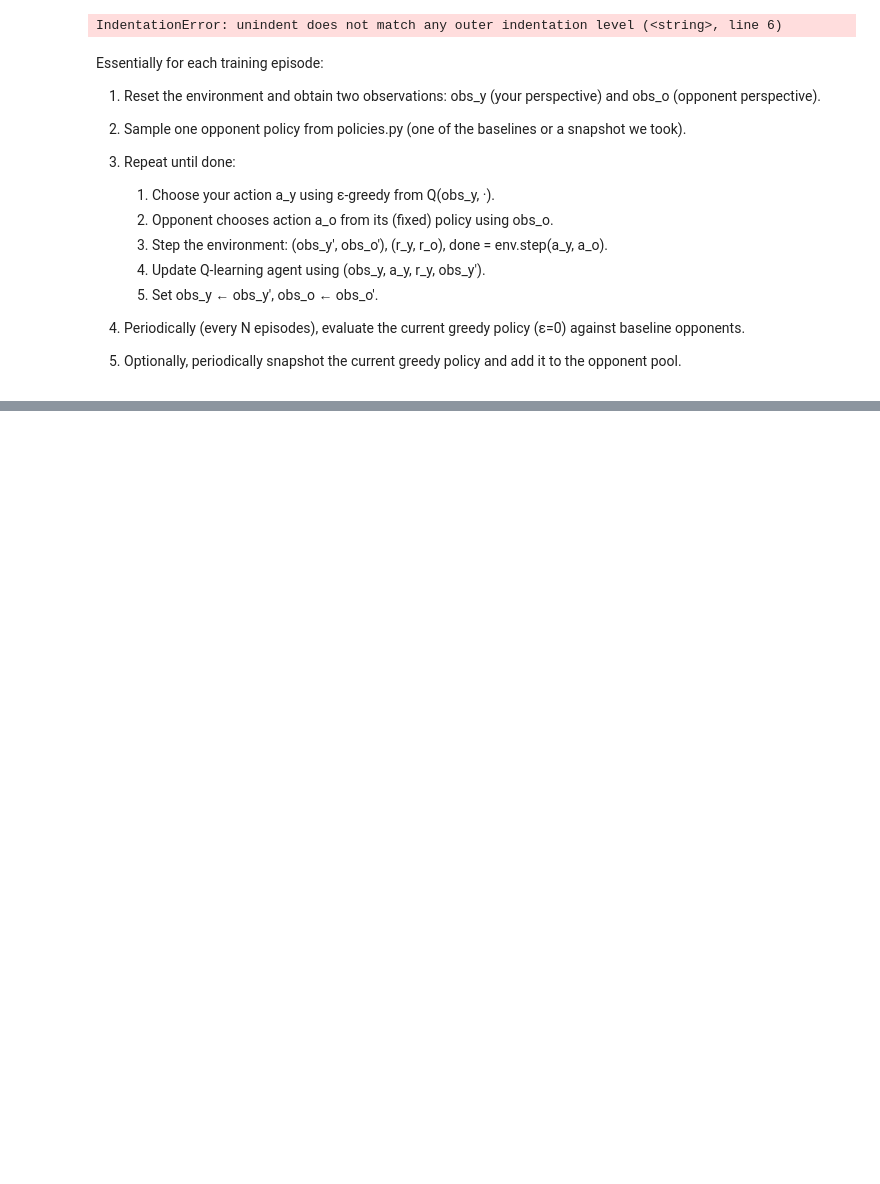
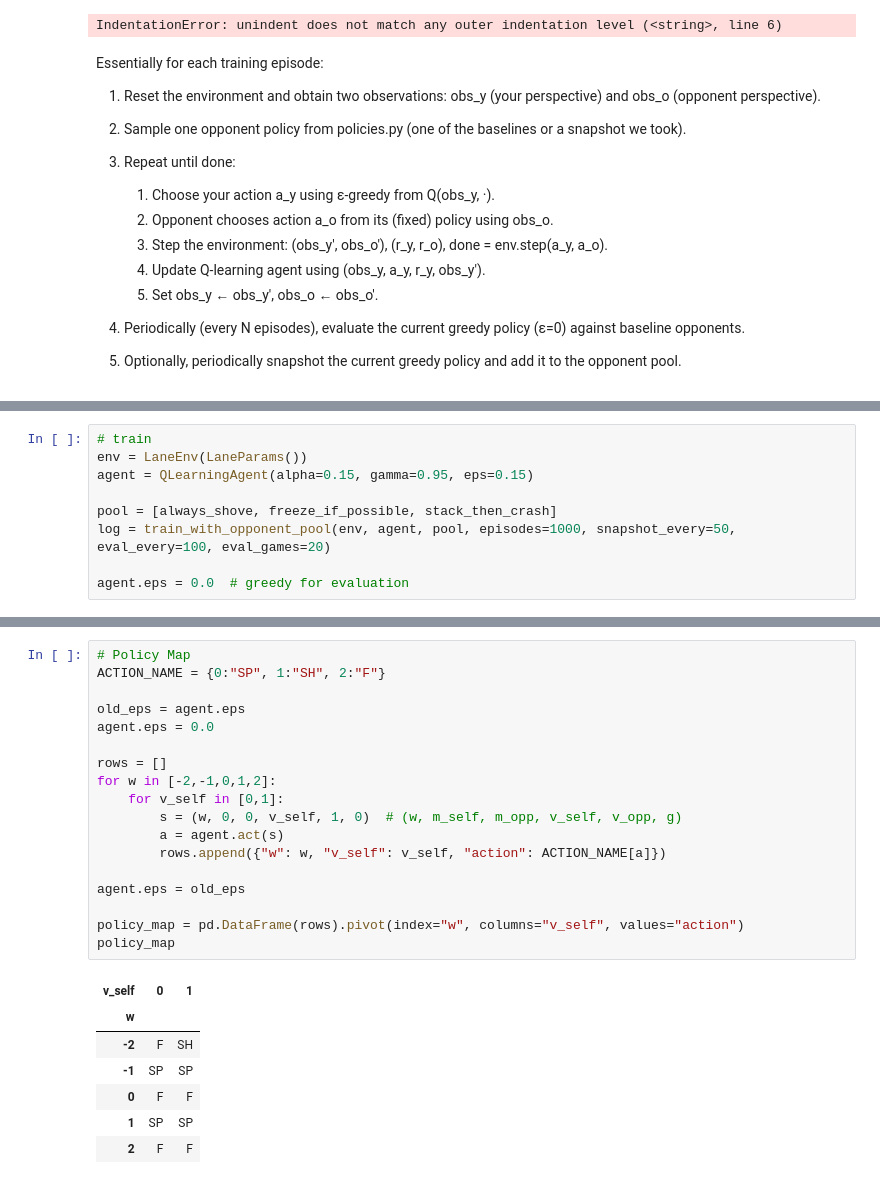
Before and after one commit to jcj1337/lol_game_theory_laning, a Jupyter notebook: LoL_Laning.ipynb, the cells around one changed output, grey strips where cells are left out. Saved outputs shown, nothing was run; the diff lists cells and outputs as text; blank space fills up the shorter version.

```diff
--- a/LoL_Laning.ipynb
+++ b/LoL_Laning.ipynb
@@ -300,0 +315,9 @@ Essentially for each training episode:
+# %%
+# train
+env = LaneEnv(LaneParams())
+agent = QLearningAgent(alpha=0.15, gamma=0.95, eps=0.15)
+
+pool = [always_shove, freeze_if_possible, stack_then_crash]
+log = train_with_opponent_pool(env, agent, pool, episodes=1000, snapshot_every=50, eval_every=100, eval_games=20)
+
+agent.eps = 0.0  # greedy for evaluation
@@ -300,0 +335,26 @@ Essentially for each training episode:
+# %%
+# Policy Map
+ACTION_NAME = {0:"SP", 1:"SH", 2:"F"}
+
+old_eps = agent.eps
+agent.eps = 0.0
+
+rows = []
+for w in [-2,-1,0,1,2]:
+    for v_self in [0,1]:
+        s = (w, 0, 0, v_self, 1, 0)  # (w, m_self, m_opp, v_self, v_opp, g)
+        a = agent.act(s)
+        rows.append({"w": w, "v_self": v_self, "action": ACTION_NAME[a]})
+
+agent.eps = old_eps
+
+policy_map = pd.DataFrame(rows).pivot(index="w", columns="v_self", values="action")
+policy_map
+# %% [output]
+| v_self | 0 | 1 |
+| w |  |  |
+| -2 | F | SH |
+| -1 | SP | SP |
+| 0 | F | F |
+| 1 | SP | SP |
+| 2 | F | F |
```
Also changed, not shown: parts of 4 cells of this notebook, 1 other file.
